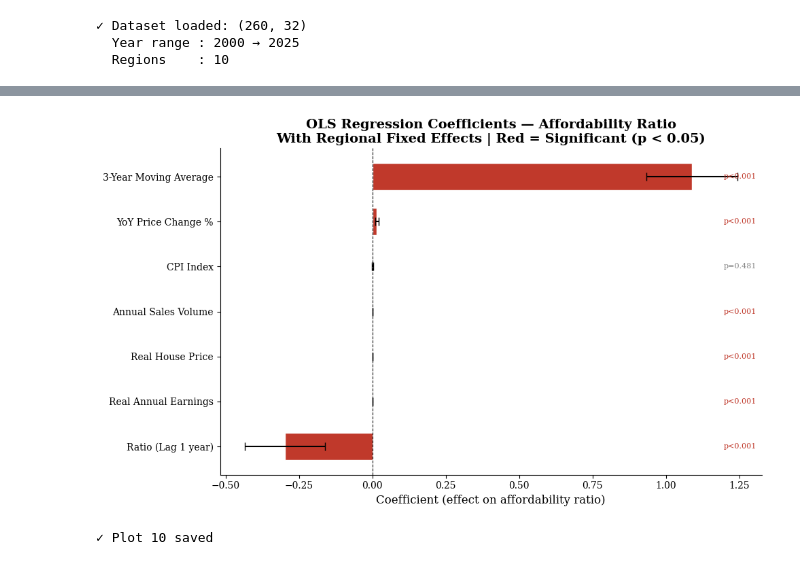
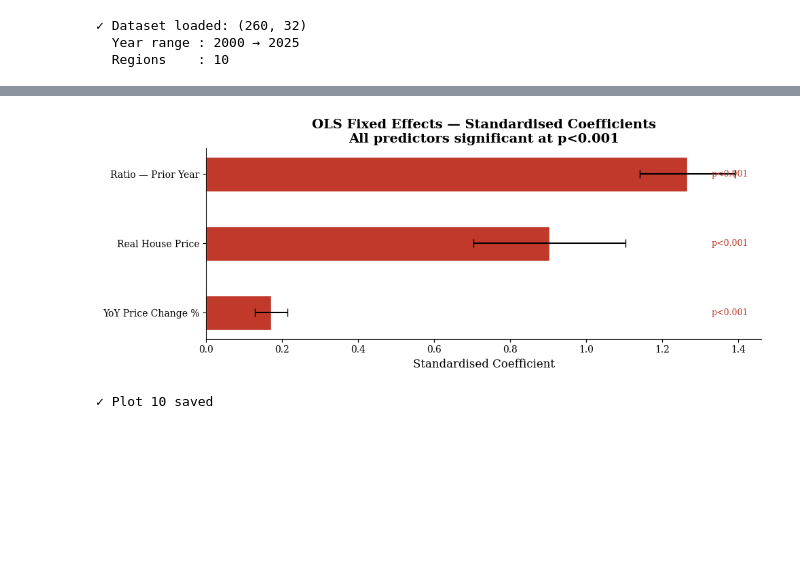
Before and after one commit to koinchsushan/houseAffordabilityDSS, a Jupyter notebook: notebooks/03_models.ipynb, the cells around one changed output, grey strips where cells are left out. Drawn from its saved outputs; the diff is of its cells as text; code cells hidden in the pictures; blank space fills up the shorter version.

Commit message:
Clean modelling notebook — OLS, Fixed Effects, Random Forest

```diff
--- a/notebooks/03_models.ipynb
+++ b/notebooks/03_models.ipynb
@@ -450,81 +367,62 @@ Random Forest            0.9890          0.1929          0.9719            0.304
 # %%
 # ============================================================
-# CELL 10 — Plot 10: OLS Fixed Effects coefficient plot
+# CELL 7 — Coefficient plot: OLS Fixed Effects
 #
-# Visualises which features significantly drive the ratio.
-# Only shows the economic features (not region dummies).
+# Shows standardised coefficients — directly comparable
+# because all features are on the same scale (z-scores).
+# Larger absolute coefficient = stronger effect on ratio.
 # Error bars = 95% confidence intervals.
-# Red = statistically significant (p < 0.05)
-# Grey = not significant
 # ============================================================
 
-# Extract coefficients for economic features only
+label_map = {
+    'real_house_price':      'Real House Price',
+    'ratio_lag1':            'Ratio — Prior Year',
+    'yoy_price_change_pct':  'YoY Price Change %'
+}
+
 coef_df = pd.DataFrame({
     'feature':  FEATURES,
-    'coef':     ols_fe_model.params[FEATURES].values,
-    'ci_lower': ols_fe_model.conf_int().loc[FEATURES, 0].values,
-    'ci_upper': ols_fe_model.conf_int().loc[FEATURES, 1].values,
-    'pvalue':   ols_fe_model.pvalues[FEATURES].values
+    'coef':     ols_fe.params[FEATURES].values,
+    'ci_lower': ols_fe.conf_int().loc[FEATURES, 0].values,
+    'ci_upper': ols_fe.conf_int().loc[FEATURES, 1].values,
+    'pvalue':   ols_fe.pvalues[FEATURES].values
 }).round(4)
 
-coef_df['significant'] = coef_df['pvalue'] < 0.05
+coef_df['label'] = coef_df['feature'].map(label_map)
 coef_df = coef_df.sort_values('coef', ascending=True)
 
-# Readable feature labels
-label_map = {
-    'real_house_price':      'Real House Price',
-    'real_annual_earnings':  'Real Annual Earnings',
-    'cpi_index':             'CPI Index',
-    'ratio_lag1':            'Ratio (Lag 1 year)',
-    'ratio_ma3':             '3-Year Moving Average',
-    'yoy_price_change_pct':  'YoY Price Change %',
-    'sales_volume_annual':   'Annual Sales Volume'
-}
-coef_df['label'] = coef_df['feature'].map(label_map)
-
-fig, ax = plt.subplots(figsize=(10, 6))
-
-colors = ['#C0392B' if sig else '#AAAAAA'
-          for sig in coef_df['significant']]
-
+fig, ax = plt.subplots(figsize=(10, 4))
 ax.barh(
-    coef_df['label'],
-    coef_df['coef'],
+    coef_df['label'], coef_df['coef'],
     xerr=[
         coef_df['coef'] - coef_df['ci_lower'],
         coef_df['ci_upper'] - coef_df['coef']
     ],
-    color=colors,
-    edgecolor='white',
-    height=0.6,
-    capsize=4
+    color='#C0392B', edgecolor='white',
+    height=0.5, capsize=4
 )
+ax.axvline(x=0, color='black', linewidth=0.8, linestyle='--')
 
-ax.axvline(x=0, color='black', linewidth=0.8, linestyle='--')
+for i, row in enumerate(coef_df.itertuples()):
+    ax.text(
+        coef_df['coef'].max() * 1.05, i,
+        'p<0.001',
+        va='center', fontsize=9, color='#C0392B'
+    )
+
 ax.set_title(
-    'OLS Regression Coefficients — Affordability Ratio\n'
-    'With Regional Fixed Effects | Red = Significant (p < 0.05)',
+    'OLS Fixed Effects — Standardised Coefficients\n'
+    'All predictors significant at p<0.001',
     fontweight='bold'
 )
-ax.set_xlabel('Coefficient (effect on affordability ratio)')
-
-# Add p-value annotations
-for i, row in enumerate(coef_df.itertuples()):
-    pval_str = f'p={row.pvalue:.3f}' if row.pvalue >= 0.001 else 'p<0.001'
-    ax.text(
-        coef_df['coef'].max() * 1.1, i,
-        pval_str,
-        va='center', fontsize=8,
-        color='#C0392B' if row.significant else '#888888'
-    )
-
+ax.set_xlabel('Standardised Coefficient')
 plt.tight_layout()
-plt.savefig(PROCESSED + 'plot10_ols_coefficients.png',
+plt.savefig(PROCESSED + 'plot10_coefficients.png',
             dpi=150, bbox_inches='tight')
 plt.show()
 print("✓ Plot 10 saved")
 # %% [output]
-[figure, old version]
+[figure, new version]
 ✓ Plot 10 saved
 # %%
 # ============================================================
```
Also changed, not shown: parts of 14 cells of this notebook.
